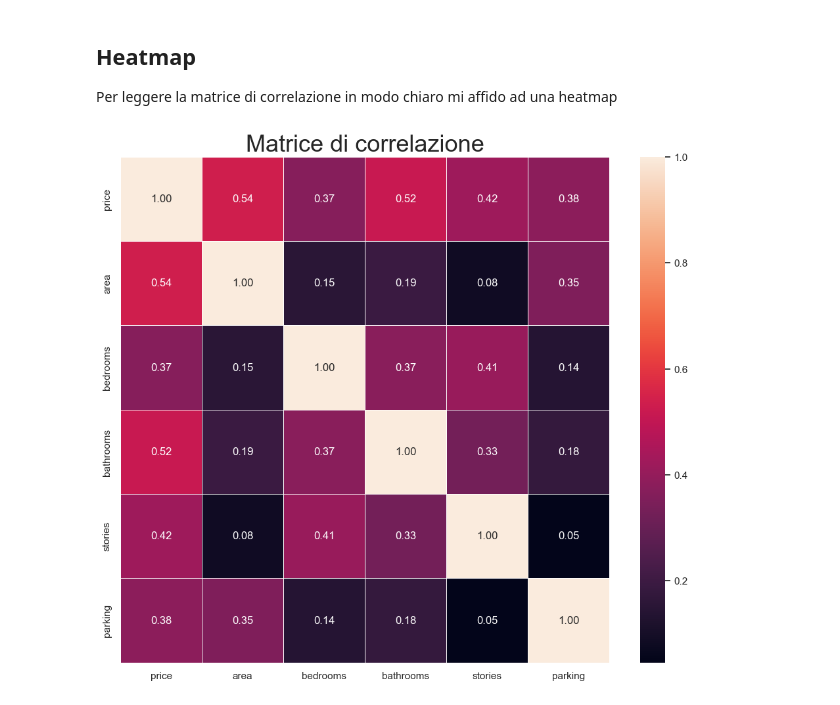
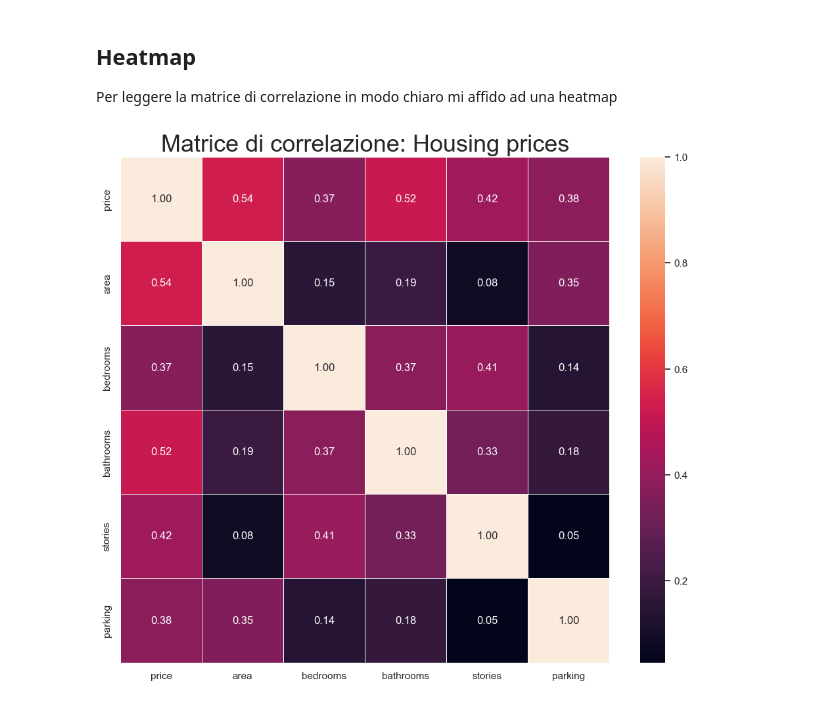
Before and after one commit to matteolovato-AI/house-price-prediction, a Jupyter notebook: notebooks/01_esploration.ipynb, the cells around one changed output. Drawn from its saved outputs; the diff is of its cells as text; code cells hidden in the pictures.

Commit message:
changed heatmap title to Matrice correlazione: Housing prices

```diff
--- a/notebooks/01_esploration.ipynb
+++ b/notebooks/01_esploration.ipynb
@@ -99,11 +99,11 @@ Per leggere la matrice di correlazione in modo chiaro mi affido ad una heatmap
 # %%
 plt.figure(figsize=(12,10))
 sns.heatmap(correlation_matrix,
             annot=True, # aggiunge i numeri nelle celle
             fmt=".2f", # approssima alla seconda cifra decimale
             linewidths=0.5 # aggiunge spazio tra le celle
             )
-plt.title("Matrice di correlazione", size=26)
+plt.title("Matrice di correlazione: Housing prices", size=26)
 plt.show()
 # %% [output]
-[figure, old version]
+[figure, new version]
```
